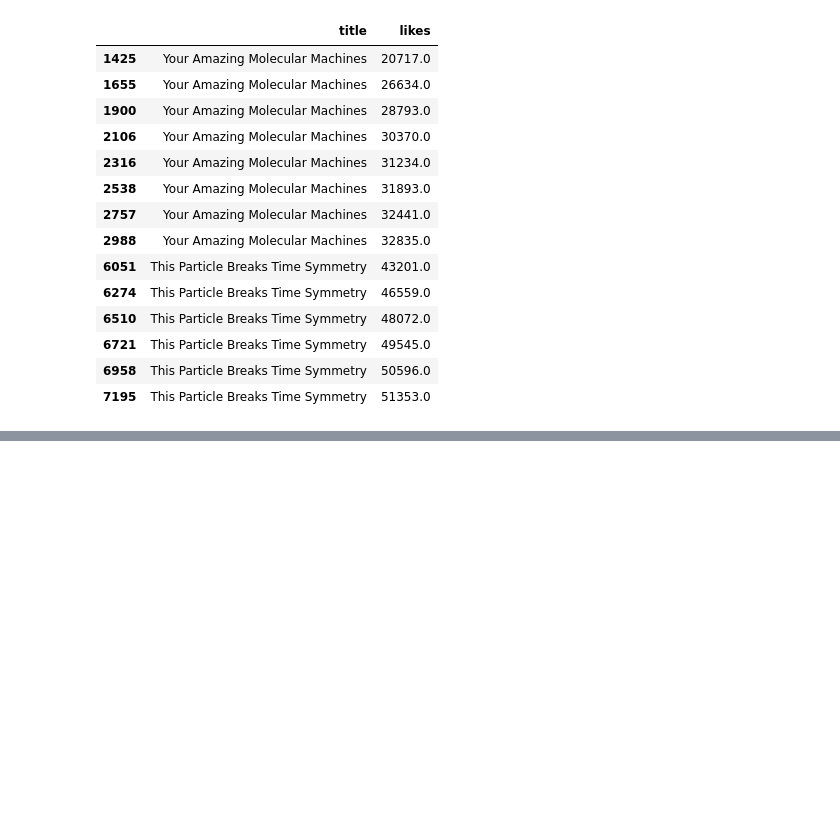
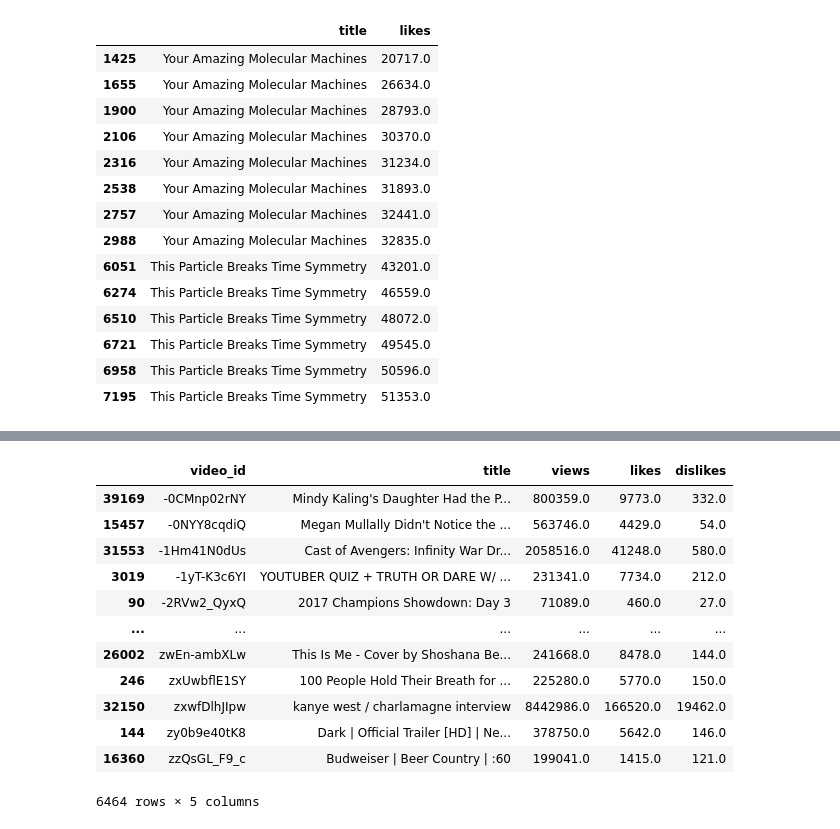
Before and after one commit to stevenkhwun/Python_Notes, a Jupyter notebook: Pandas_SQL-queries.ipynb, the cells around one changed output, grey strips where cells are left out. Saved outputs shown, nothing was run; the diff lists cells and outputs as text; code cells hidden in the pictures; blank space fills up the shorter version.

```diff
--- a/Pandas_SQL-queries.ipynb
+++ b/Pandas_SQL-queries.ipynb
@@ -651,0 +671,3 @@ df.loc[df['channel_title'] == 'Veritasium', ['title', 'likes']]
+# %%
+df_titles = df.loc[:, ['video_id', 'title']].drop_duplicates()
+df_titles
@@ -651,0 +688,4 @@ df.loc[df['channel_title'] == 'Veritasium', ['title', 'likes']]
+# %%
+df_stats = df.loc[:, ['video_id', 'views', 'likes', 'dislikes']].groupby('video_id').max()
+df_stats = df_stats.reset_index()
+df_stats
@@ -651,0 +727,2 @@ df.loc[df['channel_title'] == 'Veritasium', ['title', 'likes']]
+# %%
+df_titles.join(df_stats.set_index('video_id'), on='video_id', how='inner')
@@ -651,0 +753,16 @@ df.loc[df['channel_title'] == 'Veritasium', ['title', 'likes']]
+# %%
+df_titles.join(df_stats.set_index('video_id'), on='video_id', how='outer')
+# %% [output]
+|  | video_id | title | views | likes | dislikes |
+| 39169 | -0CMnp02rNY | Mindy Kaling's Daughter Had the P... | 800359.0 | 9773.0 | 332.0 |
+| 15457 | -0NYY8cqdiQ | Megan Mullally Didn't Notice the ... | 563746.0 | 4429.0 | 54.0 |
+| 31553 | -1Hm41N0dUs | Cast of Avengers: Infinity War Dr... | 2058516.0 | 41248.0 | 580.0 |
+| 3019 | -1yT-K3c6YI | YOUTUBER QUIZ + TRUTH OR DARE W/ ... | 231341.0 | 7734.0 | 212.0 |
+| 90 | -2RVw2_QyxQ | 2017 Champions Showdown: Day 3 | 71089.0 | 460.0 | 27.0 |
+| ... | ... | ... | ... | ... | ... |
+| 26002 | zwEn-ambXLw | This Is Me - Cover by Shoshana Be... | 241668.0 | 8478.0 | 144.0 |
+| 246 | zxUwbflE1SY | 100 People Hold Their Breath for ... | 225280.0 | 5770.0 | 150.0 |
+| 32150 | zxwfDlhJIpw | kanye west / charlamagne interview | 8442986.0 | 166520.0 | 19462.0 |
+| 144 | zy0b9e40tK8 | Dark | Official Trailer [HD] | Ne... | 378750.0 | 5642.0 | 146.0 |
+| 16360 | zzQsGL_F9_c | Budweiser | Beer Country | :60 | 199041.0 | 1415.0 | 121.0 |
+6464 rows × 5 columns
```
Also changed, not shown: parts of 13 cells of this notebook.
